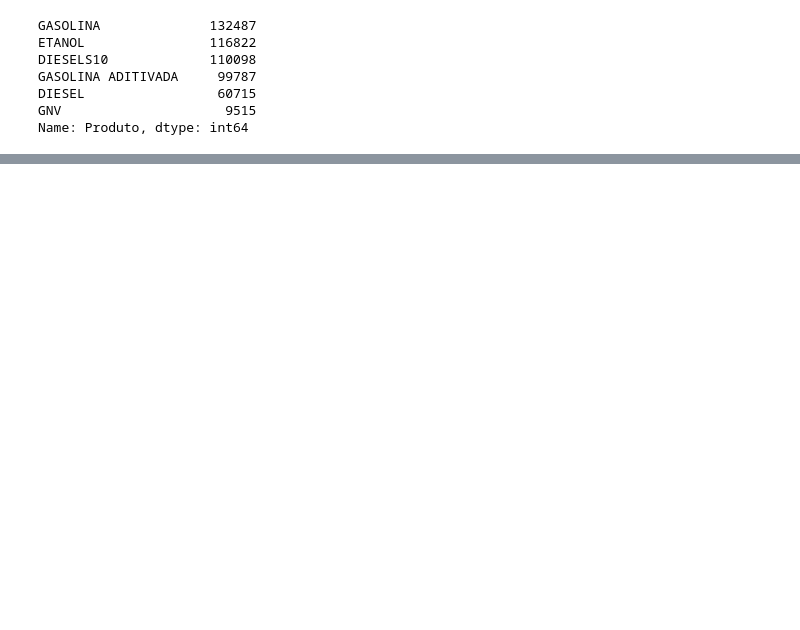
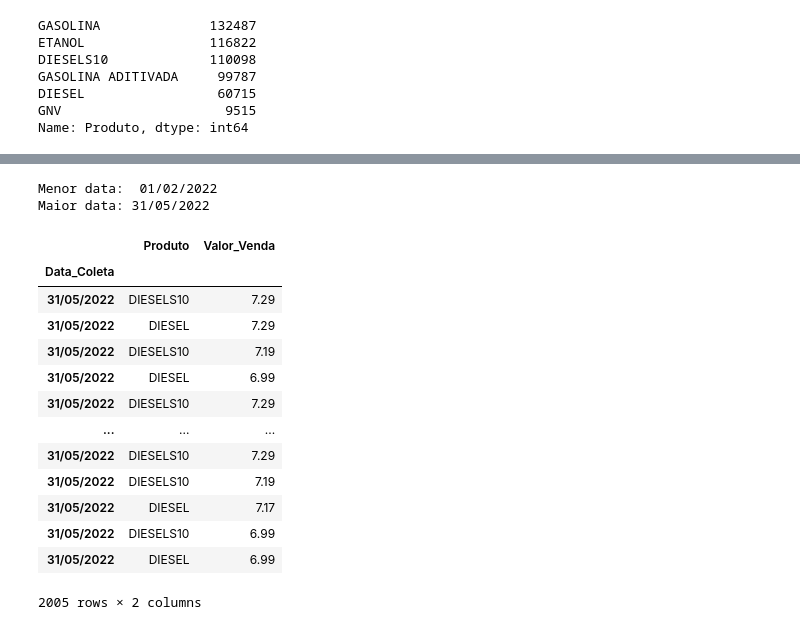
Before and after one commit to OdairDias/Projeto-Arima, a Jupyter notebook: modelo.ipynb, the cells around one changed output, grey strips where cells are left out. Saved outputs shown, nothing was run; the diff lists cells and outputs as text; code cells hidden in the pictures; blank space fills up the shorter version.

```diff
--- a/modelo.ipynb
+++ b/modelo.ipynb
@@ -119,0 +123,18 @@ Name: Produto, dtype: int64
+# %%
+dados_diesel=dados_diesel.dropna(axis=1,how='all')
+dados_diesel.drop('Complemento', axis=1, inplace=True)
+dados_diesel.drop('Bairro', axis=1, inplace=True)
+dados_diesel.drop('Bandeira', axis=1, inplace=True)
+dados_diesel.drop('ï»¿Regiao_Sigla', axis=1, inplace=True)
+dados_diesel.drop('Estado _Sigla', axis=1, inplace=True)
+dados_diesel.drop('Municipio', axis=1, inplace=True)
+dados_diesel.drop('Revenda', axis=1, inplace=True)
+dados_diesel.drop('CNPJ da Revenda', axis=1, inplace=True)
+dados_diesel.drop('Nome da Rua', axis=1, inplace=True)
+dados_diesel.drop('Numero Rua', axis=1, inplace=True)
+dados_diesel.drop('Cep', axis=1, inplace=True)
+dados_diesel.drop('Unidade de Medida', axis=1, inplace=True)
+#dados_diesel=dados_diesel.drop(columns=[,,,,,,,,,,,])
+# Filtrando apenas por daddos diesel
+dados_diesel=dados_diesel[dados_diesel ['Produto'] .str.contains ('DIESEL')]
+#dados_diesel=dados_diesel.dropna(axis=0)
@@ -160,0 +175,26 @@ dtype: int64
+# %%
+#Mostrando as datas que temos neste df
+print('Menor data: ',dados_diesel.index.min())
+print('Maior data:', dados_diesel.index.max())
+# %% [output]
+Menor data:  01/02/2022
+Maior data: 31/05/2022
+# %%
+# Vamos observar os dados referente a ultima data do nosso conjunto de dados
+# Utilizaremos esses dados mais adiante para compor os parametros a simulação de Monte Carlo
+display(dados_diesel.loc[dados_diesel.index.max()])
+# %% [output]
+|  | Produto | Valor_Venda |
+| Data_Coleta |  |  |
+| 31/05/2022 | DIESELS10 | 7.29 |
+| 31/05/2022 | DIESEL | 7.29 |
+| 31/05/2022 | DIESELS10 | 7.19 |
+| 31/05/2022 | DIESEL | 6.99 |
+| 31/05/2022 | DIESELS10 | 7.29 |
+| ... | ... | ... |
+| 31/05/2022 | DIESELS10 | 7.29 |
+| 31/05/2022 | DIESELS10 | 7.19 |
+| 31/05/2022 | DIESEL | 7.17 |
+| 31/05/2022 | DIESELS10 | 6.99 |
+| 31/05/2022 | DIESEL | 6.99 |
+2005 rows × 2 columns
```
Also changed, not shown: parts of 18 cells of this notebook, 1 other file.
